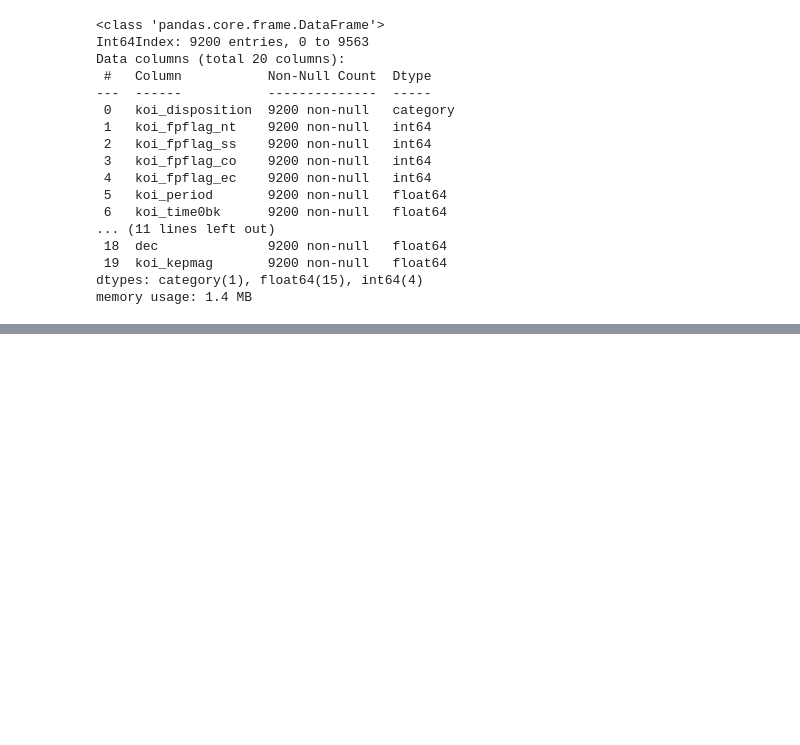
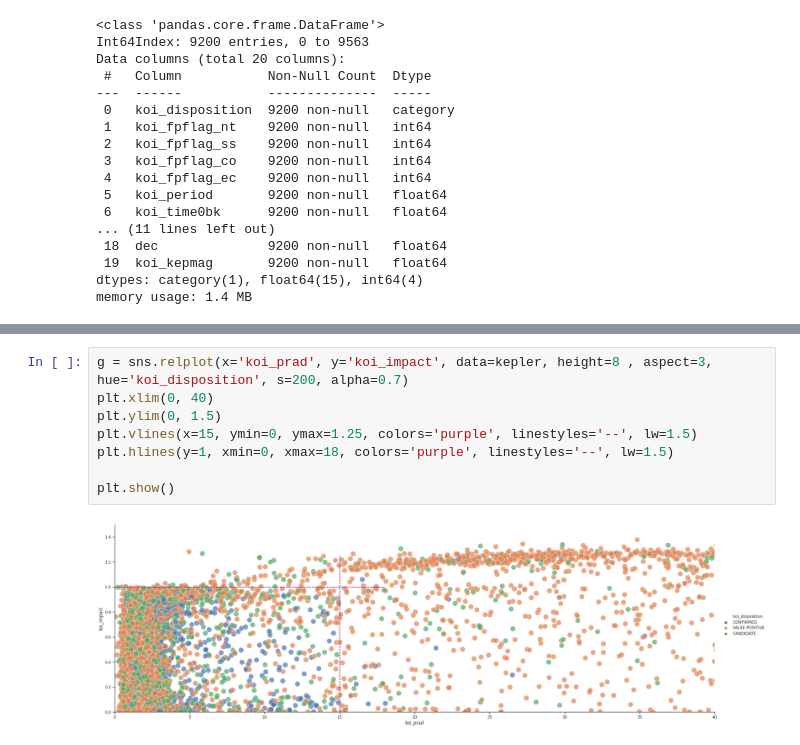
Before and after one commit to ArminD93/KeplerExoplanetSearchResults, a Jupyter notebook: KeplerExoplanetSearchResults.ipynb, the cells around one changed output, grey strips where cells are left out. Saved outputs shown, nothing was run; the diff lists cells and outputs as text; blank space fills up the shorter version.

```diff
--- a/KeplerExoplanetSearchResults.ipynb
+++ b/KeplerExoplanetSearchResults.ipynb
@@ -203,0 +246,10 @@ memory usage: 1.4 MB
+# %%
+g = sns.relplot(x='koi_prad', y='koi_impact', data=kepler, height=8 , aspect=3, hue='koi_disposition', s=200, alpha=0.7)
+plt.xlim(0, 40)
+plt.ylim(0, 1.5)
+plt.vlines(x=15, ymin=0, ymax=1.25, colors='purple', linestyles='--', lw=1.5)
+plt.hlines(y=1, xmin=0, xmax=18, colors='purple', linestyles='--', lw=1.5)
+
+plt.show()
+# %% [output]
+[figure, added]
```
Also changed, not shown: parts of 7 cells of this notebook.
